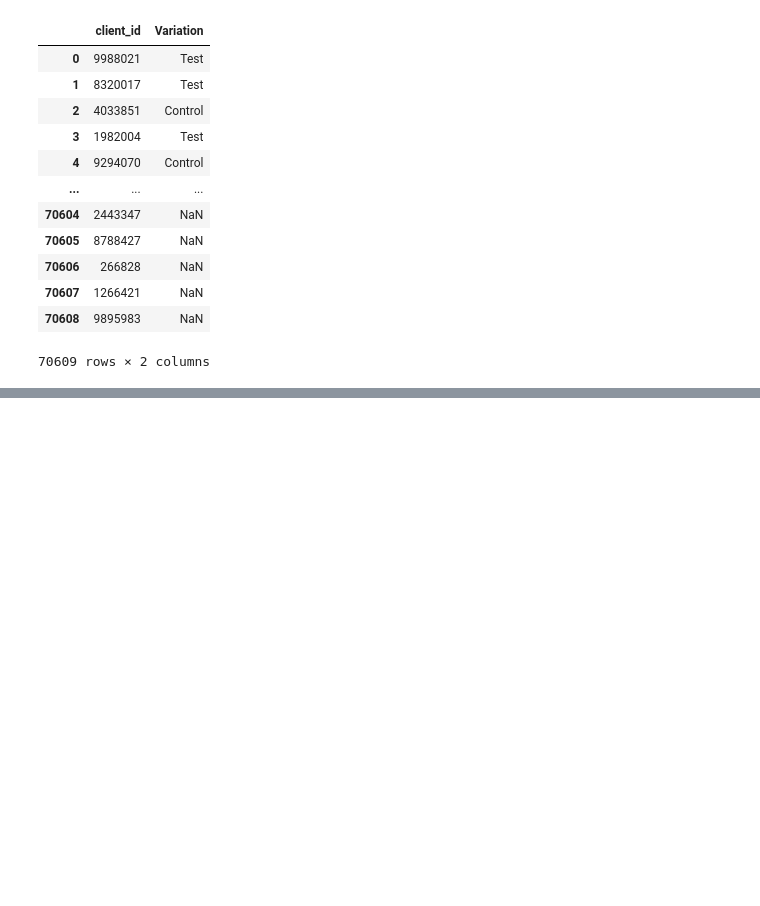
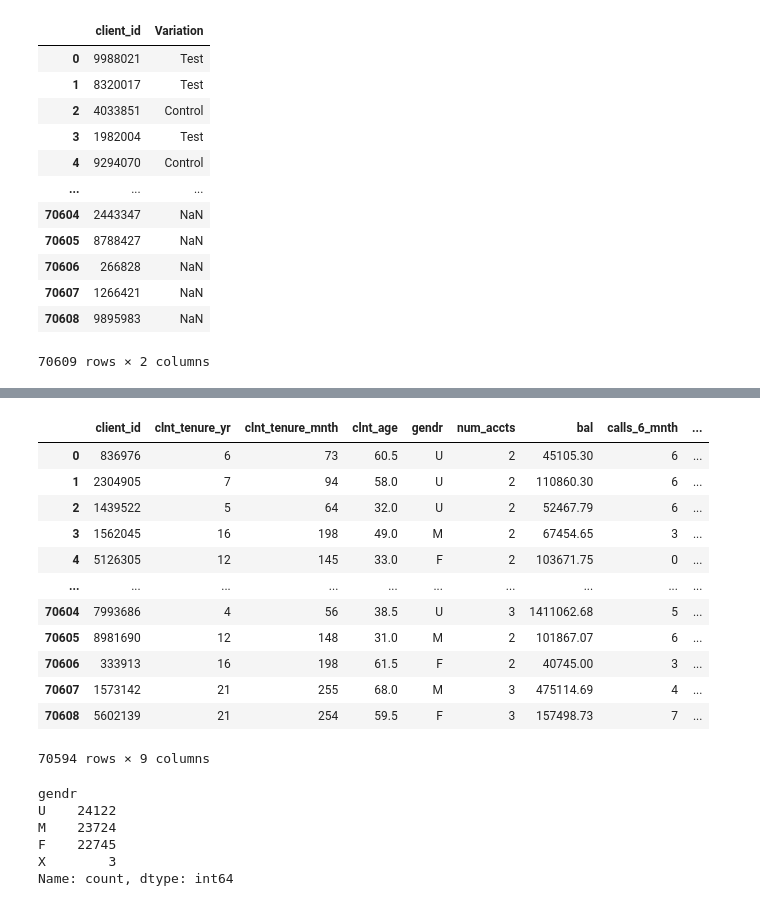
Before and after one commit to TimoLischke/Vanguard_project, a Jupyter notebook: Vanguard_project_data_cleaning.ipynb, the cells around one changed output, grey strips where cells are left out. Drawn from its saved outputs; the diff is of its cells as text; code cells hidden in the pictures; blank space fills up the shorter version.

```diff
--- a/Vanguard_project_data_cleaning.ipynb
+++ b/Vanguard_project_data_cleaning.ipynb
@@ -96,0 +229,26 @@ df_final_experiment_clients
+# %%
+df_final_demo_clean
+# %% [output]
+|  | client_id | clnt_tenure_yr | clnt_tenure_mnth | clnt_age | gendr | num_accts | bal | calls_6_mnth | ... |
+| 0 | 836976 | 6 | 73 | 60.5 | U | 2 | 45105.30 | 6 | ... |
+| 1 | 2304905 | 7 | 94 | 58.0 | U | 2 | 110860.30 | 6 | ... |
+| 2 | 1439522 | 5 | 64 | 32.0 | U | 2 | 52467.79 | 6 | ... |
+| 3 | 1562045 | 16 | 198 | 49.0 | M | 2 | 67454.65 | 3 | ... |
+| 4 | 5126305 | 12 | 145 | 33.0 | F | 2 | 103671.75 | 0 | ... |
+| ... | ... | ... | ... | ... | ... | ... | ... | ... | ... |
+| 70604 | 7993686 | 4 | 56 | 38.5 | U | 3 | 1411062.68 | 5 | ... |
+| 70605 | 8981690 | 12 | 148 | 31.0 | M | 2 | 101867.07 | 6 | ... |
+| 70606 | 333913 | 16 | 198 | 61.5 | F | 2 | 40745.00 | 3 | ... |
+| 70607 | 1573142 | 21 | 255 | 68.0 | M | 3 | 475114.69 | 4 | ... |
+| 70608 | 5602139 | 21 | 254 | 59.5 | F | 3 | 157498.73 | 7 | ... |
+70594 rows × 9 columns
+# %%
+# Check Gender Column
+df_final_demo_clean["gendr"].value_counts()
+# %% [output]
+gendr
+U    24122
+M    23724
+F    22745
+X        3
+Name: count, dtype: int64
```
Also changed, not shown: parts of 17 cells of this notebook, 2 other files.
